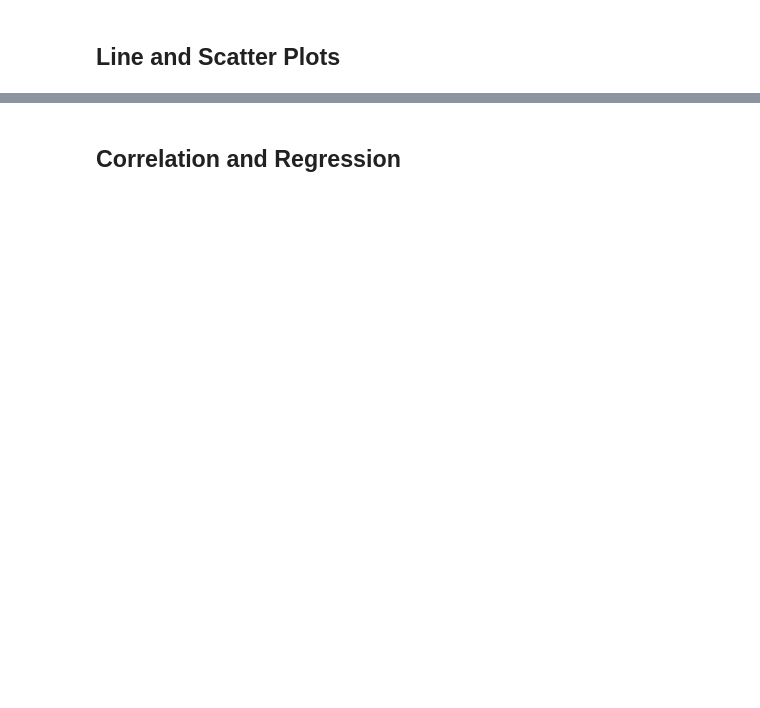
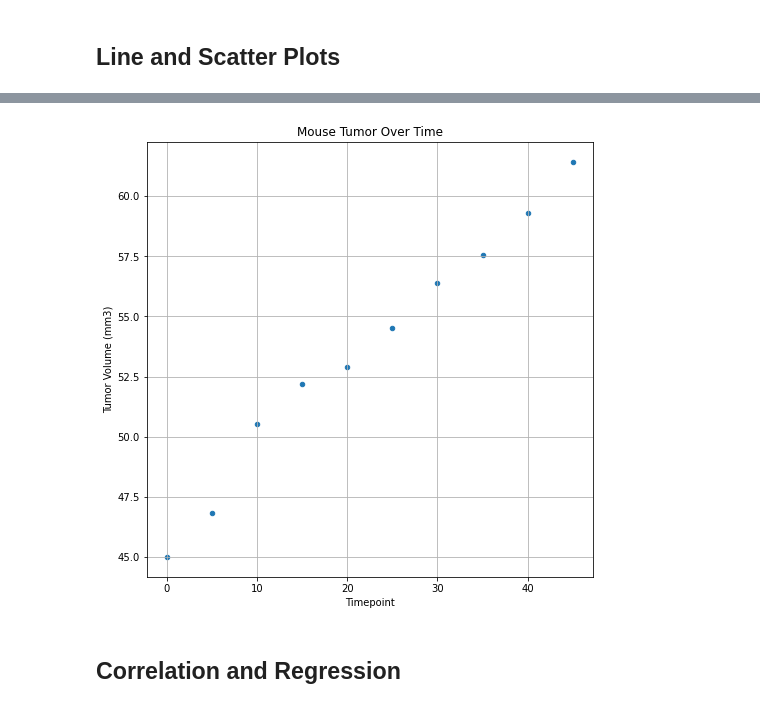
Before and after one commit to jhurley684/05-matplotlib-Pymaceuticals, a Jupyter notebook: Instructions/Pymaceuticals/pymaceuticals_starter.ipynb, the cells around one changed output, grey strips where cells are left out. Cells and saved outputs as stored; diff of their text form; code cells hidden in the pictures; blank space fills up the shorter version.

```diff
--- a/Instructions/Pymaceuticals/pymaceuticals_starter.ipynb
+++ b/Instructions/Pymaceuticals/pymaceuticals_starter.ipynb
@@ -416,3 +389,6 @@ plt.show()
 ## Line and Scatter Plots
 # %%
 # Generate a line plot of tumor volume vs. time point for a mouse treated with Capomulin
+time_tumor = merge_mice.iloc[:, 0:3]
+time_tumor2 = time_tumor[time_tumor['Mouse ID'] == 'p438']
+time_tumor2
@@ -419,5 +407,10 @@ plt.show()
 # %%
 # Generate a scatter plot of average tumor volume vs. mouse weight for the Capomulin regimen
+time_tumor2.plot(kind="scatter", x="Timepoint", y="Tumor Volume (mm3)", grid=True, figsize=(8,8),
+              title="Mouse Tumor Over Time")
+plt.show()
+# %% [output]
+[figure, added]
 # %% [markdown]
 ## Correlation and Regression
 # %%
```
Also changed, not shown: parts of 4 cells of this notebook.
